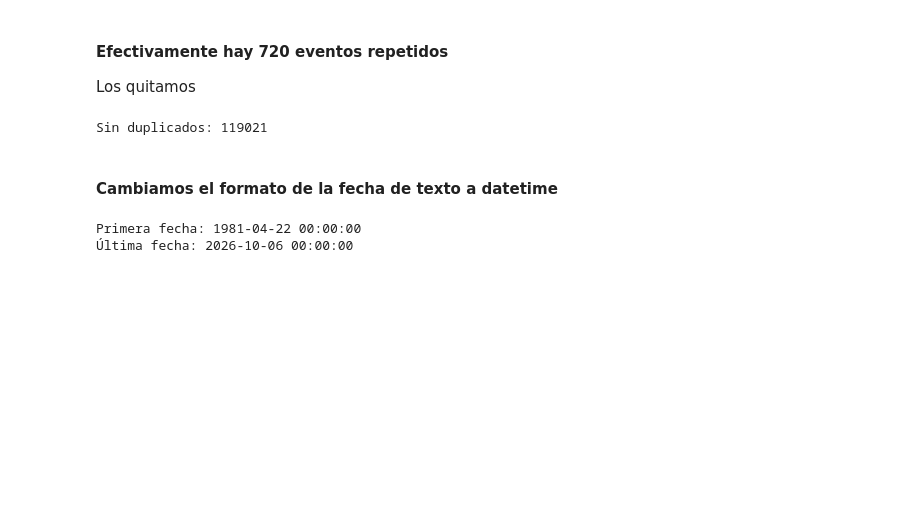
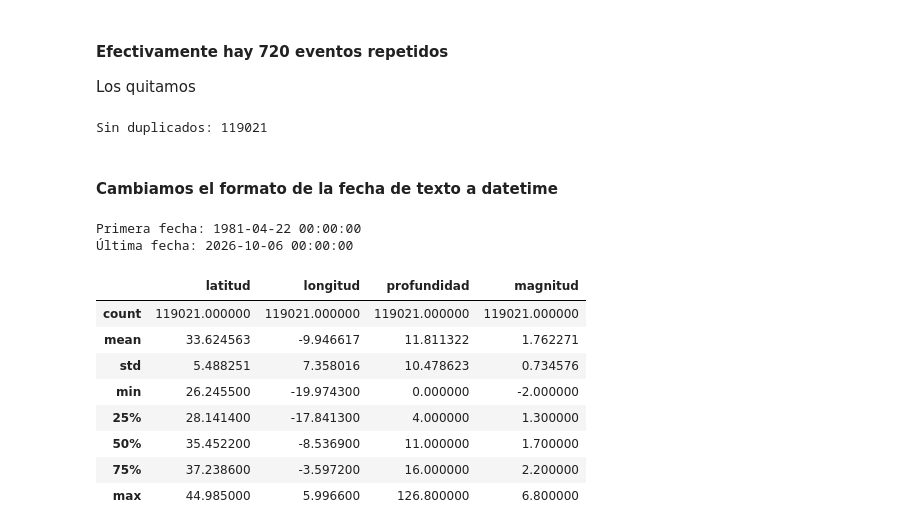
Before and after one commit to c0sh1/vulcano_earthquake, a Jupyter notebook: notebook/EDA.ipynb, the cells around one changed output. Cells and saved outputs as stored; diff of their text form; code cells hidden in the pictures; blank space fills up the shorter version.

```diff
--- a/notebook/EDA.ipynb
+++ b/notebook/EDA.ipynb
@@ -162,3 +162,16 @@ print("Última fecha:", df["fecha"].max())
 # %% [output]
 Primera fecha: 1981-04-22 00:00:00
 Última fecha: 2026-10-06 00:00:00
+# %%
+# Valores imposibles: miro mínimos y máximos
+df[["latitud", "longitud", "profundidad", "magnitud"]].describe()
+# %% [output]
+|  | latitud | longitud | profundidad | magnitud |
+| count | 119021.000000 | 119021.000000 | 119021.000000 | 119021.000000 |
+| mean | 33.624563 | -9.946617 | 11.811322 | 1.762271 |
+| std | 5.488251 | 7.358016 | 10.478623 | 0.734576 |
+| min | 26.245500 | -19.974300 | 0.000000 | -2.000000 |
+| 25% | 28.141400 | -17.841300 | 4.000000 | 1.300000 |
+| 50% | 35.452200 | -8.536900 | 11.000000 | 1.700000 |
+| 75% | 37.238600 | -3.597200 | 16.000000 | 2.200000 |
+| max | 44.985000 | 5.996600 | 126.800000 | 6.800000 |
```
Also changed, not shown: parts of 21 cells of this notebook.
